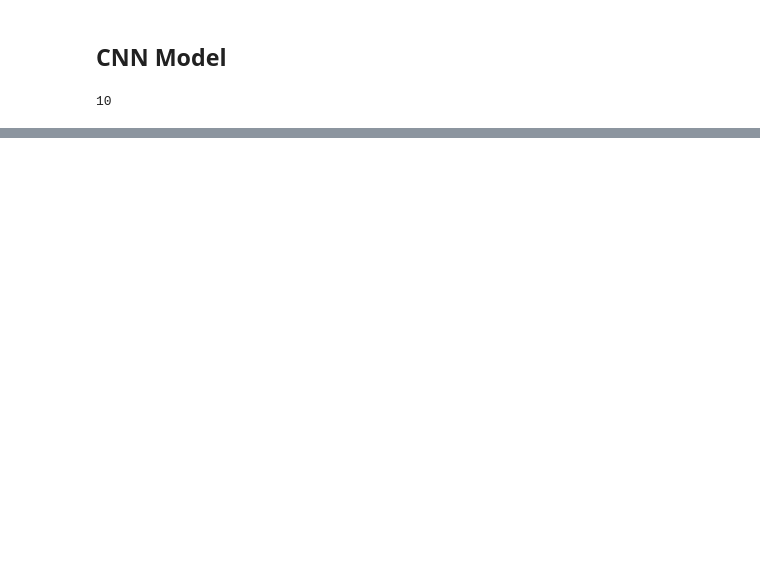
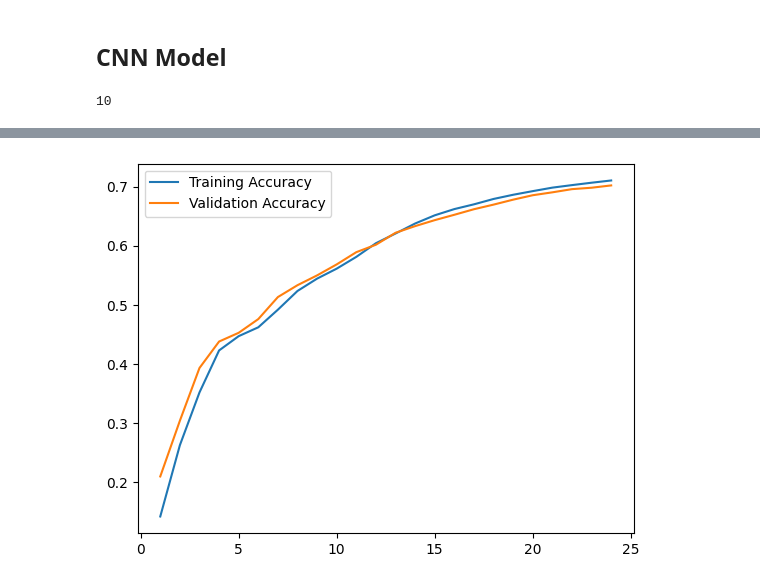
Before and after one commit to himu0023/GEN-AI, a Jupyter notebook: DL/CNN_Image_Augmentation.ipynb, the cells around one changed output, grey strips where cells are left out. Cells and saved outputs as stored; diff of their text form; code cells hidden in the pictures; blank space fills up the shorter version.

```diff
--- a/DL/CNN_Image_Augmentation.ipynb
+++ b/DL/CNN_Image_Augmentation.ipynb
@@ -109,3 +94,26 @@ model = Sequential()
 num_classes
 # %% [output]
 10
+# %%
+# Create a CNN to clasify the images
+model.add(Conv2D(32, kernel_size=(3,3),
+                activation='relu',
+                 input_shape= input_shape))
+model.add(MaxPooling2D(pool_size=(2,2)))
+model.add(Conv2D(32, kernel_size=(3,3), activation = 'relu'))
+model.add(MaxPooling2D(pool_size=(2,2)))
+model.add(Flatten())
+model.add(Dense(128, activation= 'relu'))
+model.add(Dense(num_classes, activation= 'softmax'))
+# %%
+# Define compile to minimize categorical loss, use some optimizer to optimize, and optimize to maximizing accuracy
+model.compile(loss= keras.losses.categorical_crossentropy,
+              optimizer = keras.optimizers.Adadelta(),
+              metrics = ['accuracy'])
+
+# Train the model and test/validate the model with the test data after each cycle (epoch) through the trainig data
+hist = model.fit(X_train, y_train,
+                 batch_size=64,
+                 epochs=24,
+                 verbose = 1,
+                 validation_data= (X_test, y_test))
@@ -111,0 +158,15 @@ num_classes
+# %%
+# Evaluate the model with the test data to get the scores on "real" data.
+score = model.evaluate(X_test, y_test, verbose= 0)
+print('Test loss: ',score[0])
+print('Test accuracy: ', score[1])
+
+# Plot data to see relationship in training and validation data
+import numpy as np
+import matplotlib.pyplot as plt
+%matplotlib inline
+epoch_list = list(range(1, len(hist.history['accuracy'])+1)) # values for x axis [1,2,3,......]
+plt.plot(epoch_list, hist.history['accuracy'], epoch_list, hist.history['val_accuracy'])
+plt.legend(('Training Accuracy', 'Validation Accuracy'))
+plt.show()
+# %% [output]
@@ -111,0 +175 @@ num_classes
+[figure, added]
```
Also changed, not shown: parts of 6 cells of this notebook.
